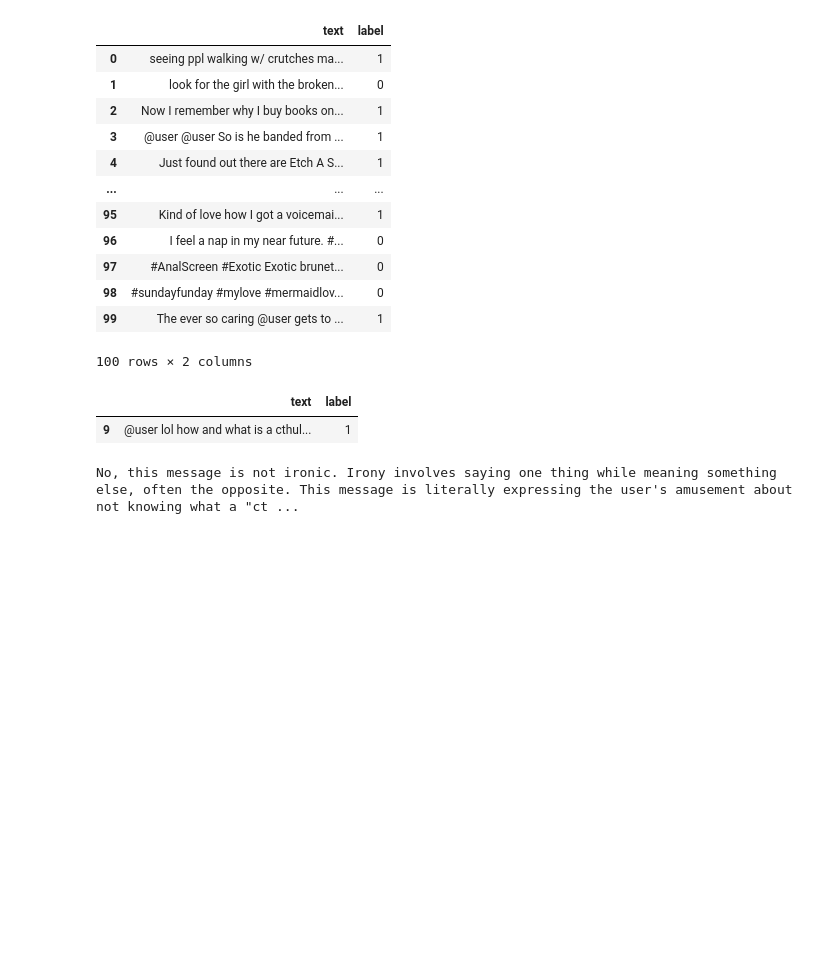
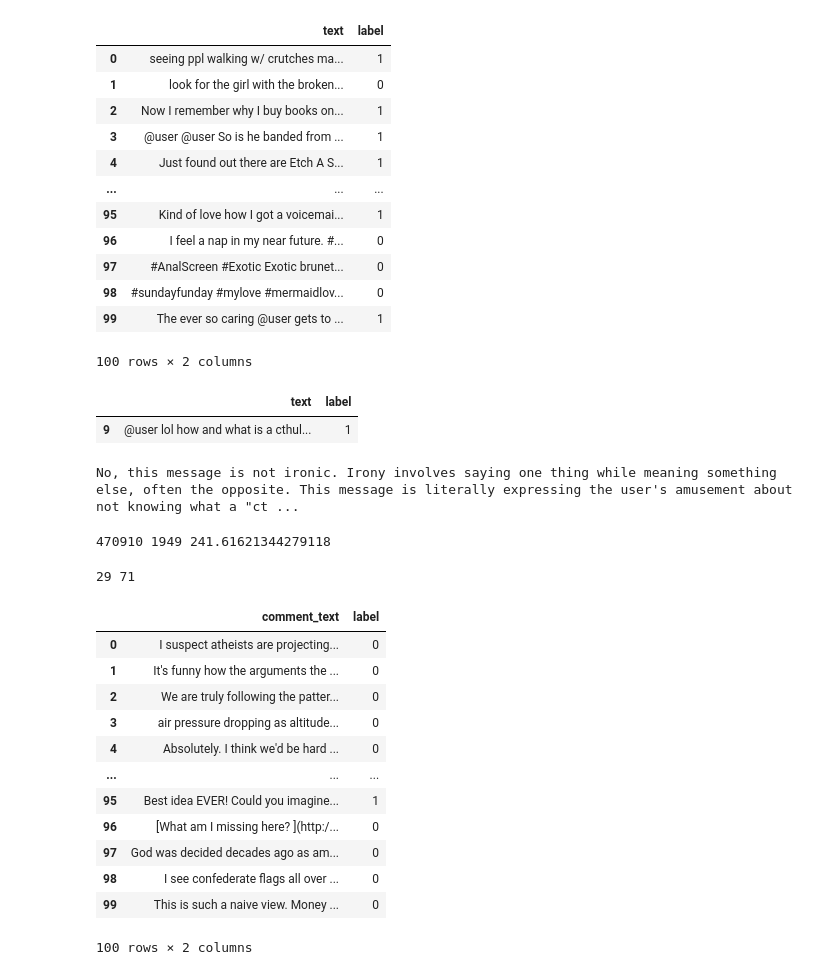
Before and after one commit to Jonas-Barth/bachelor, a Jupyter notebook: score calcs.ipynb, the cells around one changed output. Saved outputs shown, nothing was run; the diff lists cells and outputs as text; code cells hidden in the pictures; blank space fills up the shorter version.

```diff
--- a/score calcs.ipynb
+++ b/score calcs.ipynb
@@ -295,8 +295,45 @@ for index, row in response.iterrows():
 No, this message is not ironic. Irony involves saying one thing while meaning something else, often the opposite. This message is literally expressing the user's amusement about not knowing what a "ct ...
 # %%
 import pandas as pd
-path = "datasets\\tweet_eval_irony_train.csv"
+path = "datasets\\fixedsetreadin.csv"
 dataset = pd.read_csv(path)
 
 length = 0
 count = 0
+
+for index, row in dataset.iterrows():
+    count = count + 1
+    length = length + len(row[0])
+
+print(length, count, length/count)
+# %% [output]
+470910 1949 241.61621344279118
+# %%
+dataset = pd.read_csv("datasets\\fixedsetreadin.csv")
+dataset = dataset.head(100)
+notIrony = 0
+irony = 0
+
+for index, row in dataset.iterrows():
+    if (row[1] == 1):
+        irony = irony + 1
+    else:
+        notIrony = notIrony + 1
+
+print(irony, notIrony)
+dataset
+# %% [output]
+29 71
+|  | comment_text | label |
+| 0 | I suspect atheists are projecting... | 0 |
+| 1 | It's funny how the arguments the ... | 0 |
+| 2 | We are truly following the patter... | 0 |
+| 3 | air pressure dropping as altitude... | 0 |
+| 4 | Absolutely. I think we'd be hard ... | 0 |
+| ... | ... | ... |
+| 95 | Best idea EVER! Could you imagine... | 1 |
+| 96 | [What am I missing here? ](http:/... | 0 |
+| 97 | God was decided decades ago as am... | 0 |
+| 98 | I see confederate flags all over ... | 0 |
+| 99 | This is such a naive view. Money ... | 0 |
+100 rows × 2 columns
```
Also changed, not shown: 54 other files.
